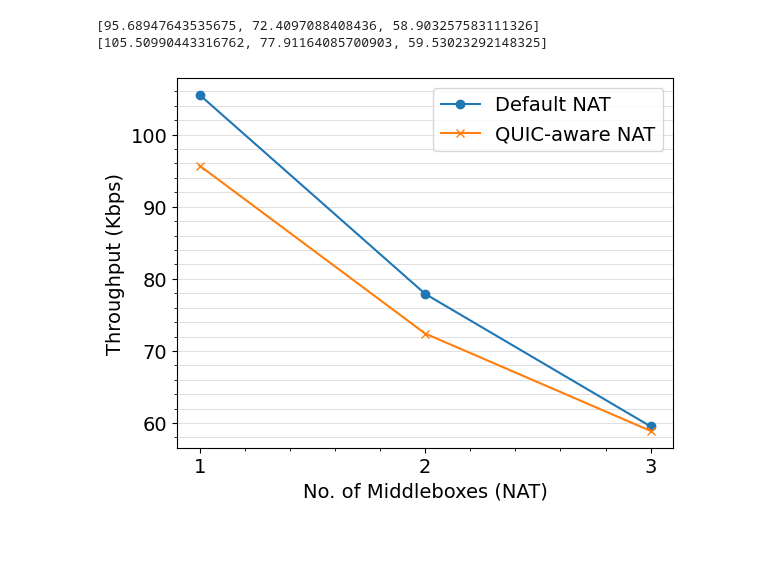
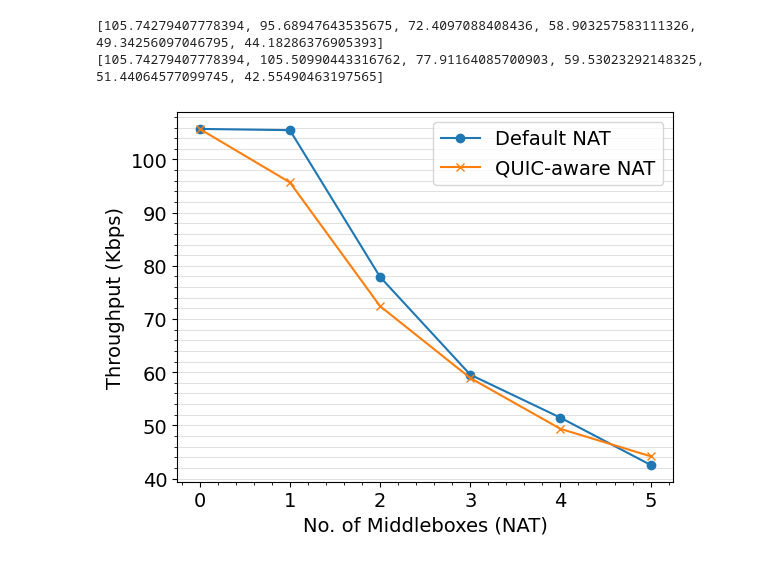
Before and after one commit to hari-19/quic-aware-middlebox, a Jupyter notebook: throughput_analyis.ipynb, the cells around one changed output. Saved outputs shown, nothing was run; the diff lists cells and outputs as text; code cells hidden in the pictures.

Commit message:
updated the graph

```diff
--- a/throughput_analyis.ipynb
+++ b/throughput_analyis.ipynb
@@ -11,8 +11,8 @@ matplotlib.rcParams.update({'font.size': 14})
 # %%
 data_size = 2 * 1024 * 8 # 2MB
 
-time_quic = [171.2205, 226.268, 278.151]
-time_default = [155.284, 210.2895, 275.2215]
+time_quic = [154.942, 171.2205, 226.268, 278.151, 332.046, 370.8225]
+time_default = [154.942, 155.284, 210.2895, 275.2215, 318.503, 385.0085]
 
 thoughput_quic = [data_size / time for time in time_quic]
 thoughput_default = [data_size / time for time in time_default]
@@ -20,21 +20,21 @@ thoughput_default = [data_size / time for time in time_default]
 print(thoughput_quic)
 print(thoughput_default)
 # %% [output]
-[95.68947643535675, 72.4097088408436, 58.903257583111326]
-[105.50990443316762, 77.91164085700903, 59.53023292148325]
+[105.74279407778394, 95.68947643535675, 72.4097088408436, 58.903257583111326, 49.34256097046795, 44.18286376905393]
+[105.74279407778394, 105.50990443316762, 77.91164085700903, 59.53023292148325, 51.44064577099745, 42.55490463197565]
 # %%
 plt.xlabel('No. of Middleboxes (NAT)')
 plt.ylabel('Throughput (Kbps)')
 
 # plt.title('CDF of Default NAT and QUIC-aware NAT')
-x = [1, 2, 3]
+x = [0, 1, 2, 3, 4, 5]
 plt.xticks(x)
 plt.minorticks_on()
 plt.grid(which='minor', linestyle='-', linewidth='0.5', color='lightgrey', axis='y')
 plt.grid(which='major', linestyle='-', linewidth='0.5', color='lightgrey', axis='y')
 plt.plot(x, thoughput_default, marker='o')
 plt.plot(x, thoughput_quic, marker='x')
 plt.legend(["Default NAT", "QUIC-aware NAT"])
 plt.savefig('throughput_nat.pdf',bbox_inches='tight', dpi=150)
 # %% [output]
-[figure, old version]
+[figure, new version]
```
Also changed, not shown: parts of 1 cell of this notebook, 1 other file.
